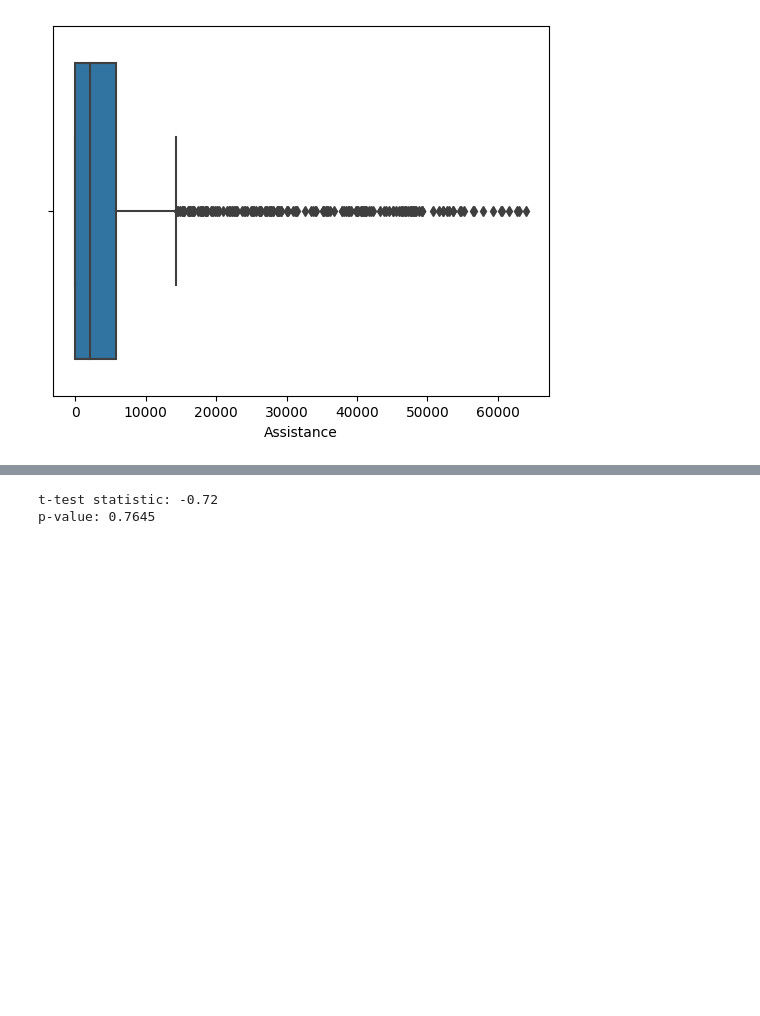
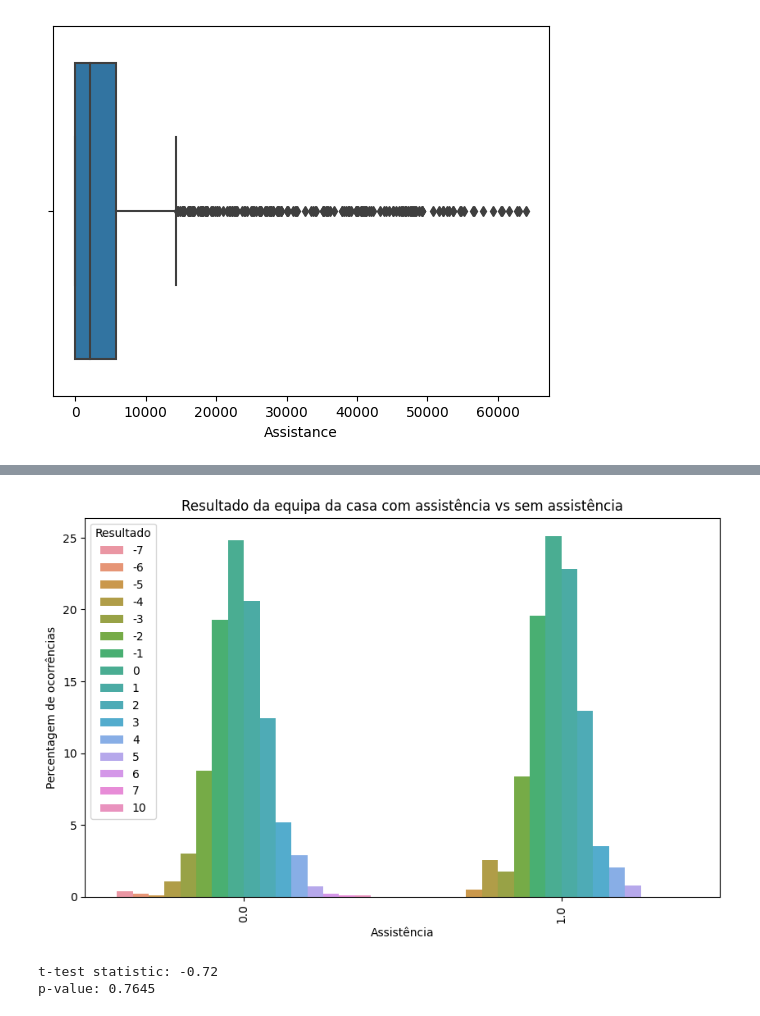
Before and after one commit to JoaoCaldas122/datamining-tp, a Jupyter notebook: TH.ipynb, the cells around one changed output, grey strips where cells are left out. Cells and saved outputs as stored; diff of their text form; code cells hidden in the pictures; blank space fills up the shorter version.

```diff
--- a/TH.ipynb
+++ b/TH.ipynb
@@ -265,3 +257,33 @@ Name: Assistance, dtype: float64
+# %%
+import matplotlib.pyplot as plt
+
+# Calcular a contagem de ocorrências de cada valor por árbitro
+# Contar o número de jogos arbitrados por árbitro
+counts_arbitro = treino['covid'].value_counts()
+
+# Filtrar os árbitros com menos de 10 jogos arbitrados
+arbitros_filtrados = counts_arbitro.index
+
+# Filtrar o DataFrame original com base nos árbitros filtrados
+df_filtrado = treino[treino['covid'].isin(arbitros_filtrados)]
+
+# Calcular a contagem de ocorrências de cada valor por árbitro no DataFrame filtrado
+counts = df_filtrado.groupby('covid')['dif'].value_counts(normalize=True).mul(100).rename('Percentage').reset_index()
+
+# counts = counts[counts['result'] == 'H']
+
+# Criar o gráfico de barras
+plt.figure(figsize=(10, 6))
+sns.barplot(x='covid', y='Percentage', hue='dif', data=counts)
+plt.title('Resultado da equipa da casa com assistência vs sem assistência')
+plt.xlabel('Assistência')
+plt.ylabel('Percentagem de ocorrências')
+plt.xticks(rotation=90)
+plt.legend(title='Resultado')
+
+plt.show()
+# %% [output]
+[figure, added]
 # %%
 treino['dif'] = treino['goals_home'] - treino['goals_away']
 treino['xg_dif'] = treino['xG_home'] - treino['xG_away']
```
Also changed, not shown: parts of 13 cells of this notebook, 11 other files.
